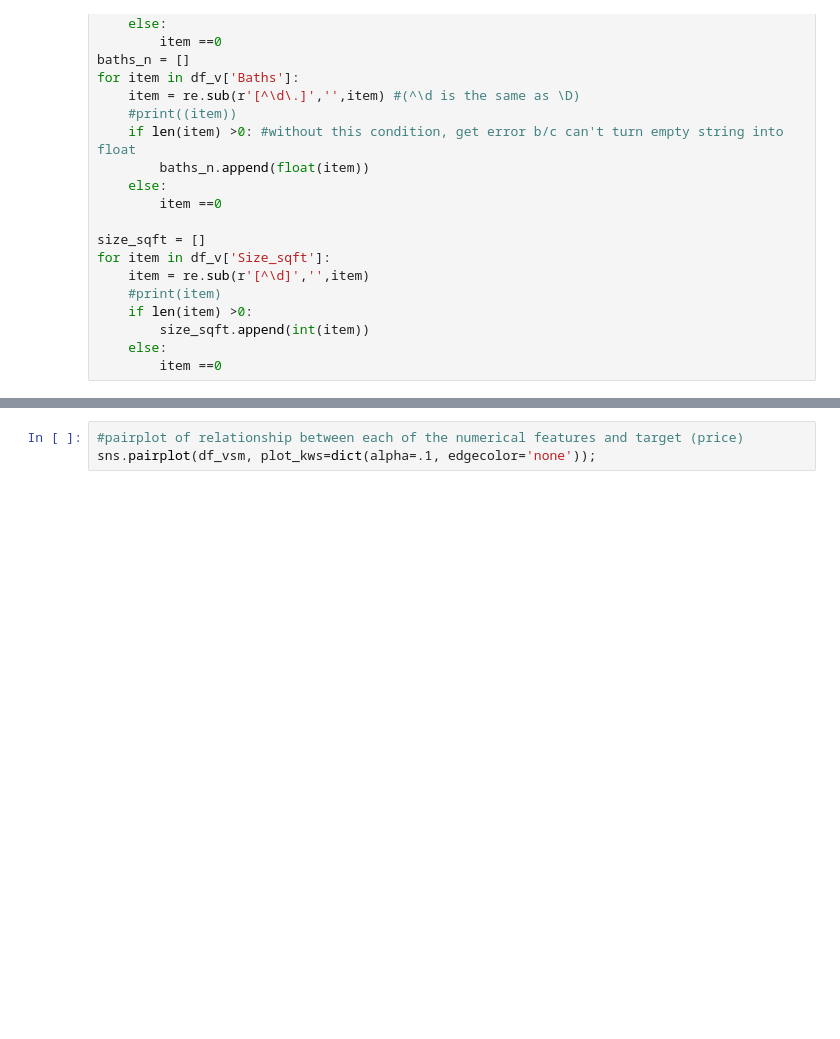
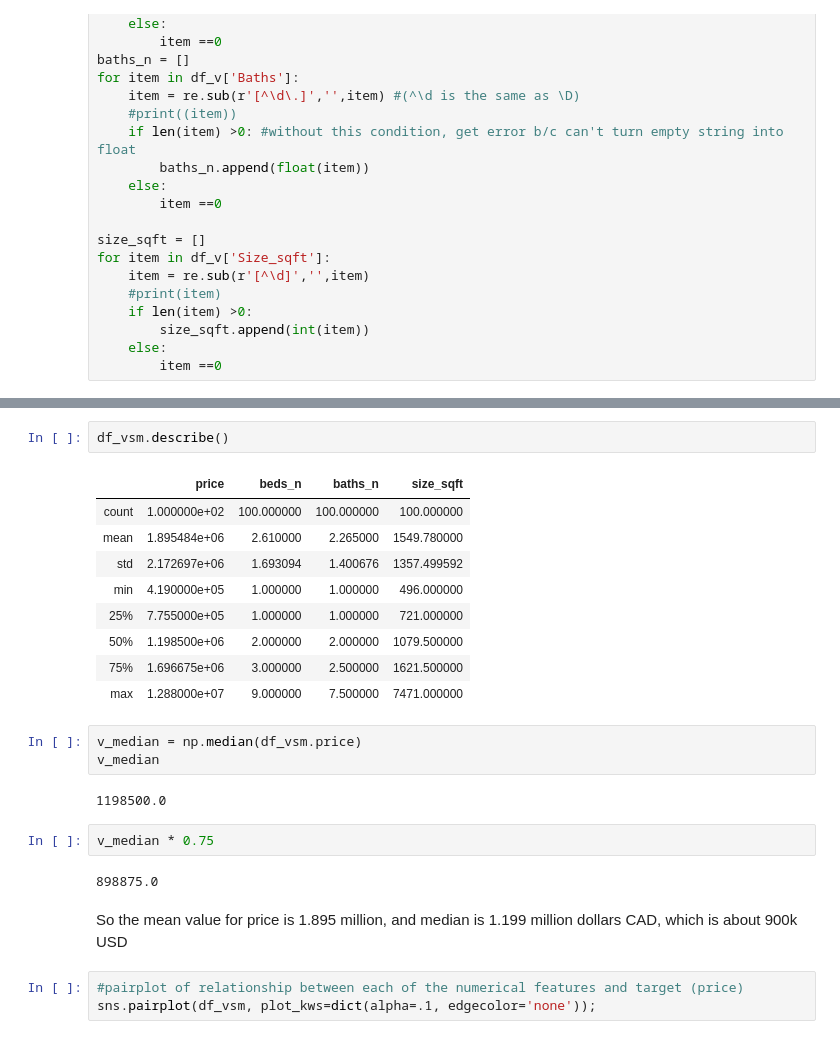
Before and after one commit to floraxinru/predict_homeprice, a Jupyter notebook: improve_model.ipynb, the cells around one changed output, grey strips where cells are left out. Cells and saved outputs as stored; diff of their text form; blank space fills up the shorter version.

```diff
--- a/improve_model.ipynb
+++ b/improve_model.ipynb
@@ -103,3 +103,26 @@ df_vsm.sample()
+# %%
+df_vsm.describe()
+# %% [output]
+|  | price | beds_n | baths_n | size_sqft |
+| count | 1.000000e+02 | 100.000000 | 100.000000 | 100.000000 |
+| mean | 1.895484e+06 | 2.610000 | 2.265000 | 1549.780000 |
+| std | 2.172697e+06 | 1.693094 | 1.400676 | 1357.499592 |
+| min | 4.190000e+05 | 1.000000 | 1.000000 | 496.000000 |
+| 25% | 7.755000e+05 | 1.000000 | 1.000000 | 721.000000 |
+| 50% | 1.198500e+06 | 2.000000 | 2.000000 | 1079.500000 |
+| 75% | 1.696675e+06 | 3.000000 | 2.500000 | 1621.500000 |
+| max | 1.288000e+07 | 9.000000 | 7.500000 | 7471.000000 |
+# %%
+v_median = np.median(df_vsm.price)
+v_median
+# %% [output]
+1198500.0
+# %%
+v_median * 0.75
+# %% [output]
+898875.0
+# %% [markdown]
+So the mean value for price is 1.895 million, and median is 1.199 million dollars CAD, which is about 900k USD
 # %%
 #pairplot of relationship between each of the numerical features and target (price)
 sns.pairplot(df_vsm, plot_kws=dict(alpha=.1, edgecolor='none'));
```
Also changed, not shown: parts of 55 cells of this notebook, 1 other file.
